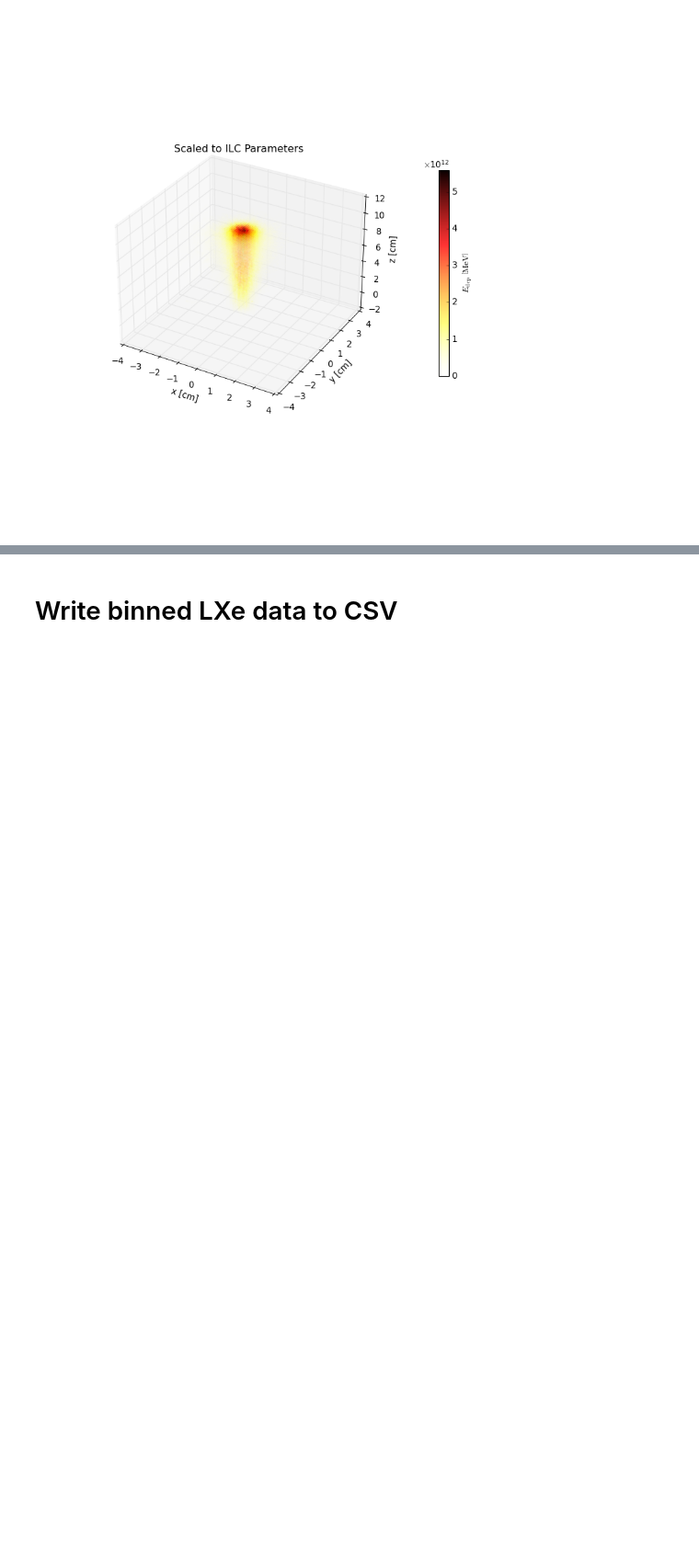
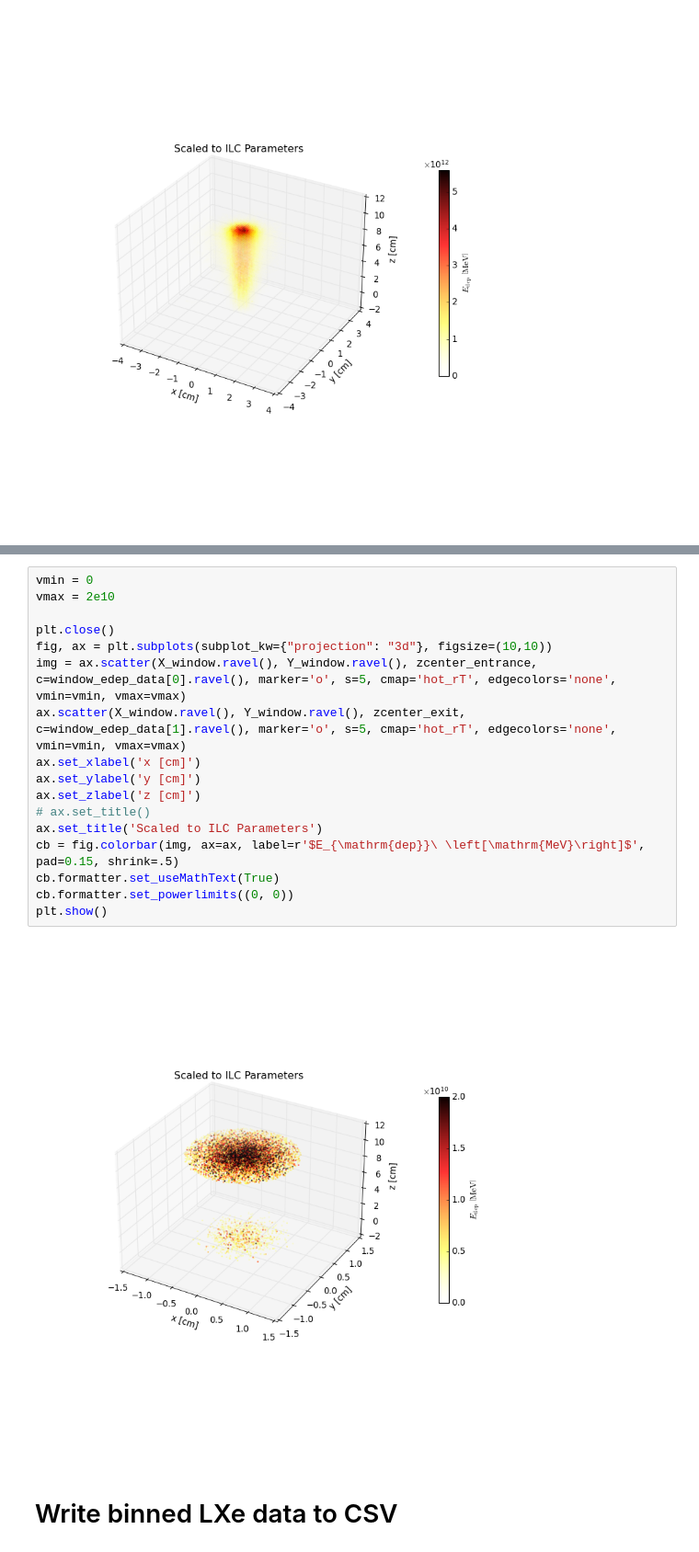
Before and after one commit to MaxVarverakis/G4Bl-LXeSims, a Jupyter notebook: analysis/zslice.ipynb, the cells around one changed output, grey strips where cells are left out. Shown at 92% size. Saved outputs shown, nothing was run; the diff lists cells and outputs as text; blank space fills up the shorter version.

```diff
--- a/analysis/zslice.ipynb
+++ b/analysis/zslice.ipynb
@@ -561,3 +623,22 @@ plt.show()
+# %%
+vmin = 0
+vmax = 2e10
+
+plt.close()
+fig, ax = plt.subplots(subplot_kw={"projection": "3d"}, figsize=(10,10))
+img = ax.scatter(X_window.ravel(), Y_window.ravel(), zcenter_entrance, c=window_edep_data[0].ravel(), marker='o', s=5, cmap='hot_rT', edgecolors='none', vmin=vmin, vmax=vmax)
+ax.scatter(X_window.ravel(), Y_window.ravel(), zcenter_exit, c=window_edep_data[1].ravel(), marker='o', s=5, cmap='hot_rT', edgecolors='none', vmin=vmin, vmax=vmax)
+ax.set_xlabel('x [cm]')
+ax.set_ylabel('y [cm]')
+ax.set_zlabel('z [cm]')
+# ax.set_title()
+ax.set_title('Scaled to ILC Parameters')
+cb = fig.colorbar(img, ax=ax, label=r'$E_{\mathrm{dep}}\ \left[\mathrm{MeV}\right]$', pad=0.15, shrink=.5)
+cb.formatter.set_useMathText(True)
+cb.formatter.set_powerlimits((0, 0))
+plt.show()
+# %% [output]
+[figure, added]
 # %% [markdown]
 # Write binned LXe data to CSV
 # %%
```
Also changed, not shown: parts of 5 cells of this notebook, 3 other files.
